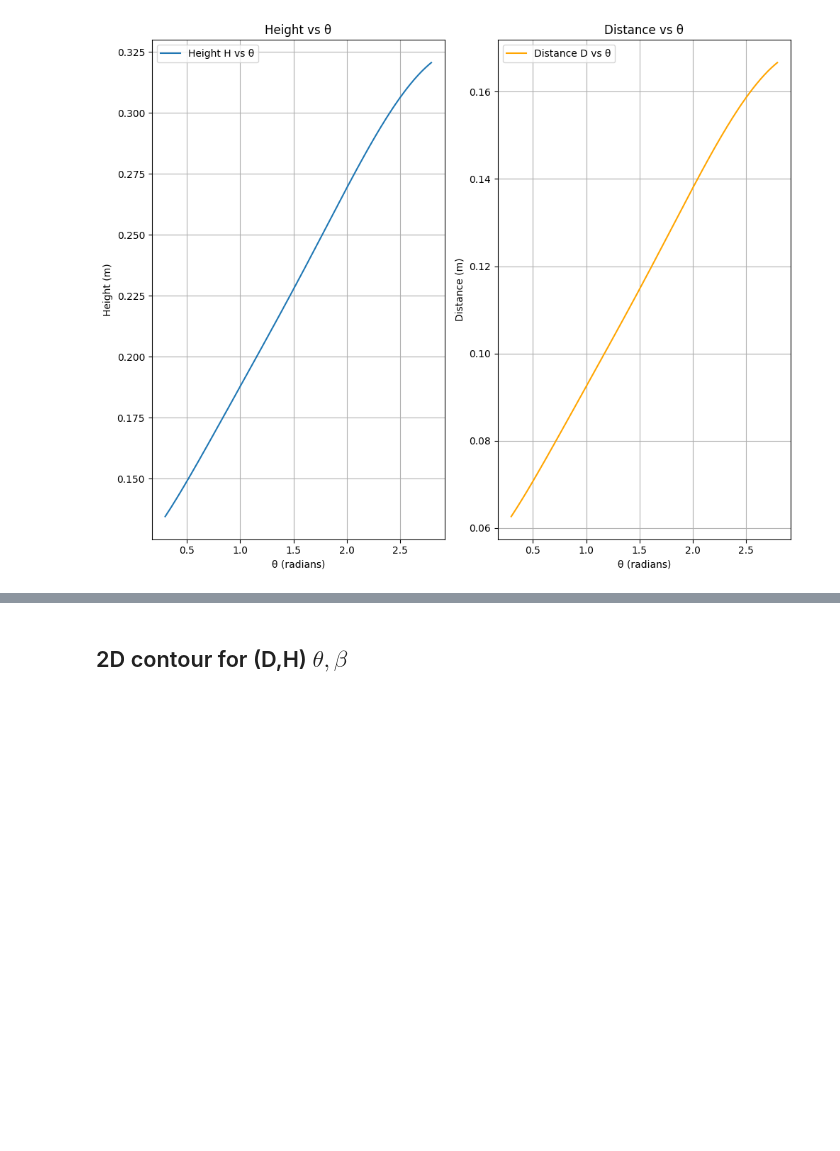
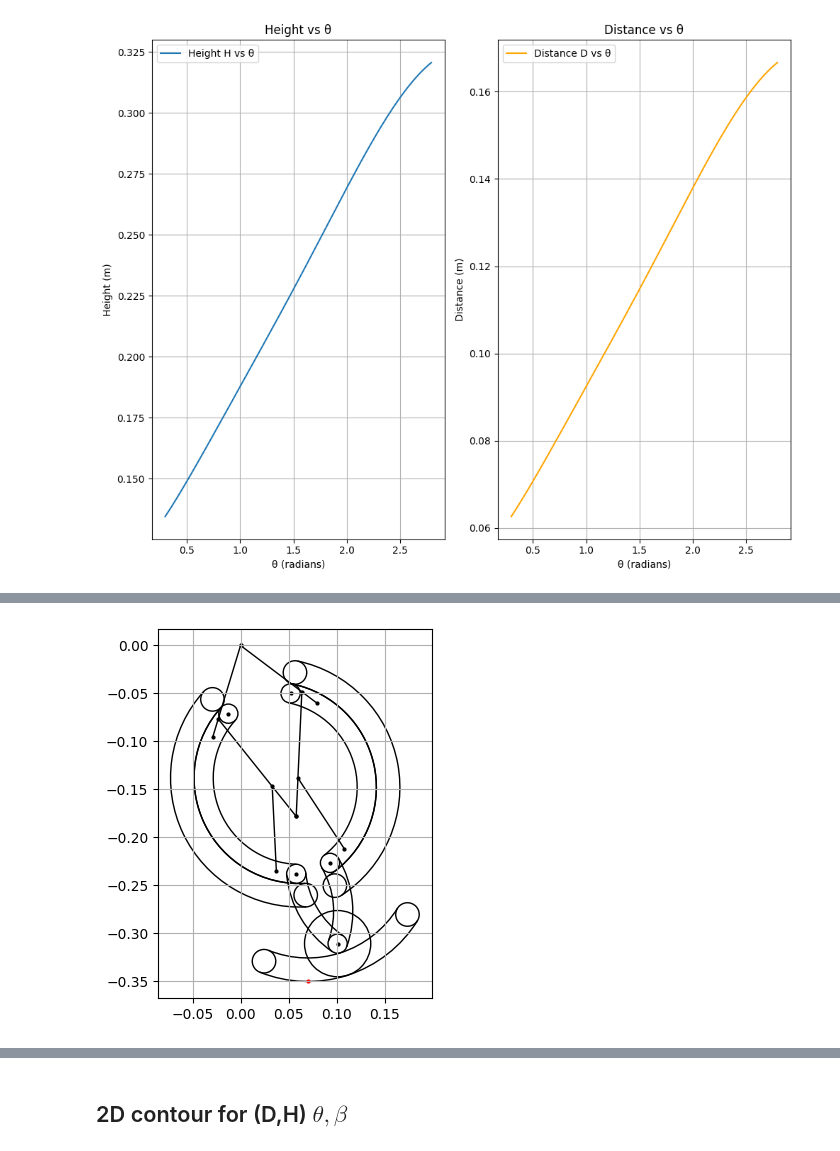
Before and after one commit to Starlee-0514/LegWheel, a Jupyter notebook: Note/Note.ipynb, the cells around one changed output, grey strips where cells are left out. Saved outputs shown, nothing was run; the diff lists cells and outputs as text; code cells hidden in the pictures; blank space fills up the shorter version.

```diff
--- a/Note/Note.ipynb
+++ b/Note/Note.ipynb
@@ -192,0 +209,19 @@ plt.show()
+# %%
+from Solver import Solver
+import numpy as np
+from FittedCoefficient import inv_G_dist_poly
+import Trajectory_Planning as TJ
+stand_height = 0.35
+step_length = 0.3
+leg = LegModel.LegModel()
+traj = TJ.TrajectoryPlanner(stand_height, step_length, leg)
+theta0, beta0, D = traj.get_init_tb()
+# %%
+np.rad2deg([theta0, beta0])
+plot_leg = PlotLeg.PlotLeg(leg)  # rad
+ax = plot_leg.plot_by_angle(theta0, beta0)
+plot_point(ax, plot_leg.rim_point(np.rad2deg(-beta0)), color='red', plot_leg=plot_leg)
+ax.grid()
+plt.show()
+# %% [output]
+[figure, added]
```
Also changed, not shown: parts of 12 cells of this notebook, 8 other files.
